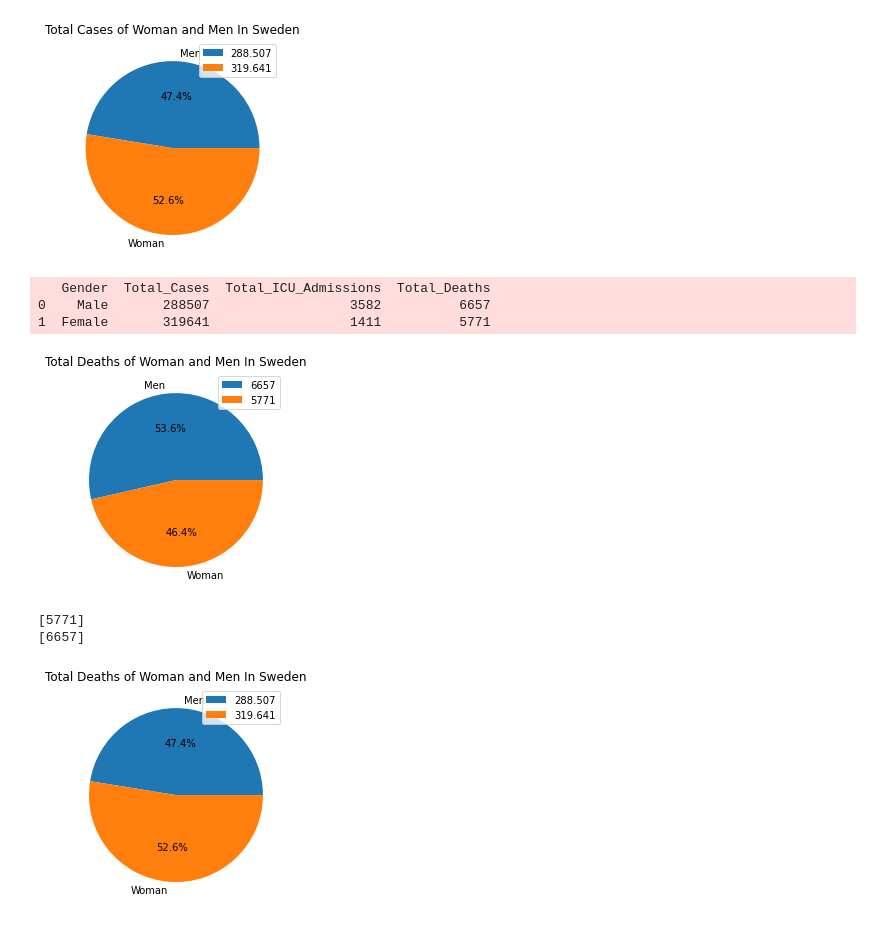
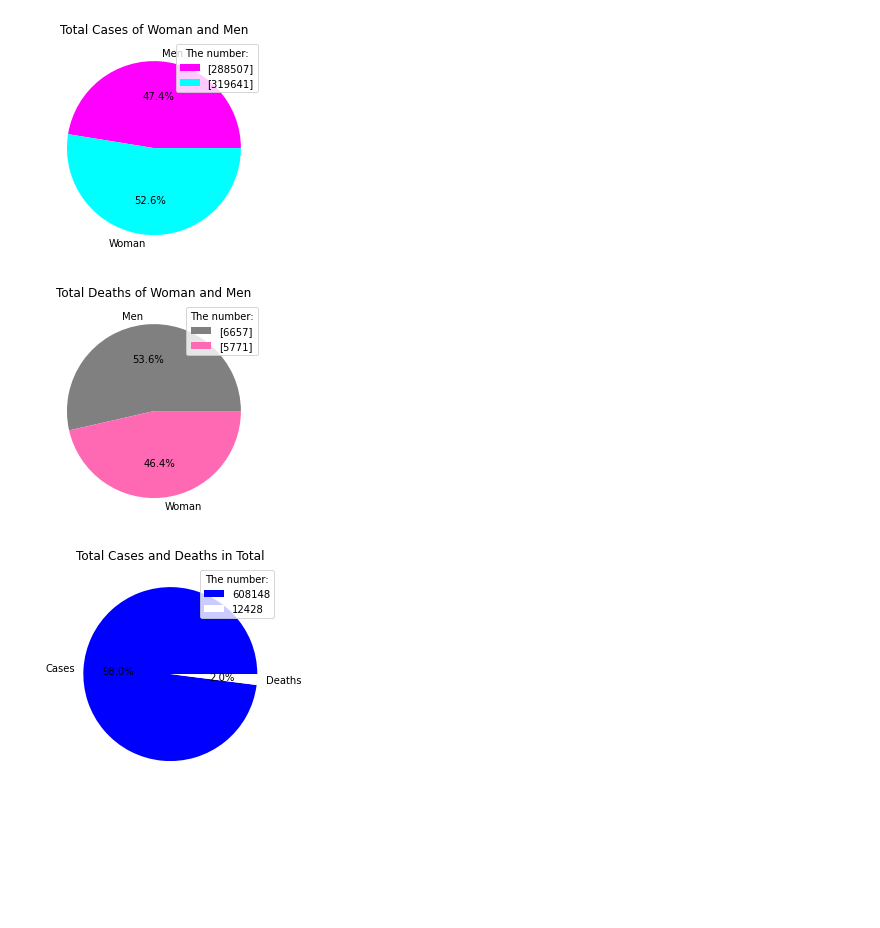
Before and after one commit to laullopes/Lauanda_Lopes_TE19C, a Jupyter notebook: Dataanalysprojekt/Data/kön.ipynb, the cells around one changed output. Cells and saved outputs as stored; diff of their text form; code cells hidden in the pictures; blank space fills up the shorter version.

```diff
--- a/Dataanalysprojekt/Data/kön.ipynb
+++ b/Dataanalysprojekt/Data/kön.ipynb
@@ -1,47 +1,46 @@
 # %%
+import matplotlib.pyplot as plt
 import pandas as pd
-import matplotlib.pyplot as plt
 
 df = pd.read_csv("Gender_Data.csv")
 
+# Antalet fall
 cases_M =[df.iloc[0,1]]
 cases_F = [df.iloc[1,1]]
 
 Total_C = [cases_M, cases_F]
 labels = ["Men", "Woman"] # Försöka flytta på den och lägga till summan av alla
-plt.pie(Total_C, labels= labels, autopct='%1.1f%%') # Ändra färgen
-plt.legend(["288.507", '319.641'])
-plt.title("Total Cases of Woman and Men In Sweden")
+
+plt.pie(Total_C, labels= labels, autopct='%1.1f%%', colors=["magenta", "cyan"]) # Ändra färgen
+plt.legend([cases_M, cases_F], title = "The number:")
+plt.title("Total Cases of Woman and Men")
 plt.show()
 
-print(df)
-
+# Antalet döda
 deaths_M =[df.iloc[0,3]]
 deaths_F = [df.iloc[1,3]]
 
-
 Total_D = [deaths_M, deaths_F]
 labels = ["Men", "Woman"] # Försöka flytta på den och lägga till summan av alla
-plt.pie(Total_D, labels= labels, autopct='%1.1f%%') # Ändra färgen
-plt.legend(["6657", "5771"])
-plt.title("Total Deaths of Woman and Men In Sweden")
+
+plt.pie(Total_D, labels= labels, autopct='%1.1f%%', colors= ["grey", "hotpink"]) # Ändra färgen
+plt.legend([deaths_M , deaths_F], title = "The number:")
+plt.title("Total Deaths of Woman and Men")
 plt.show()
+
+
+# Summan av båda
+summa_C = df["Total_Cases"].sum()
+summa_D = df["Total_Deaths"].sum()
+
+lista = [summa_C, summa_D]
+labels = "Cases", "Deaths"
+
+plt.pie(lista, labels= labels, autopct='%1.1f%%', colors= ["blue", "white"])
+plt.title("Total Cases and Deaths in Total")
+plt.legend([summa_C, summa_D], title = "The number:")
+plt.show()
 # %% [output]
-[figure, old version]
+[figure, new version]
-   Gender  Total_Cases  Total_ICU_Admissions  Total_Deaths
-0    Male       288507                  3582          6657
-1  Female       319641                  1411          5771
-[figure, old version]
+[figure, new version]
-[5771]
-[6657]
+[figure, added]
-# %%
-import matplotlib.pyplot as plt
-
-kön = [288507, 319641]
-labels = ["Men", "Woman"]
-plt.pie(kön, labels= labels, autopct='%1.1f%%')
-plt.legend(["288.507", '319.641'])
-plt.title("Total Deaths of Woman and Men In Sweden")
-plt.show()
-# %% [output]
-[figure, removed]
```
Also changed, not shown: 1 other file.
